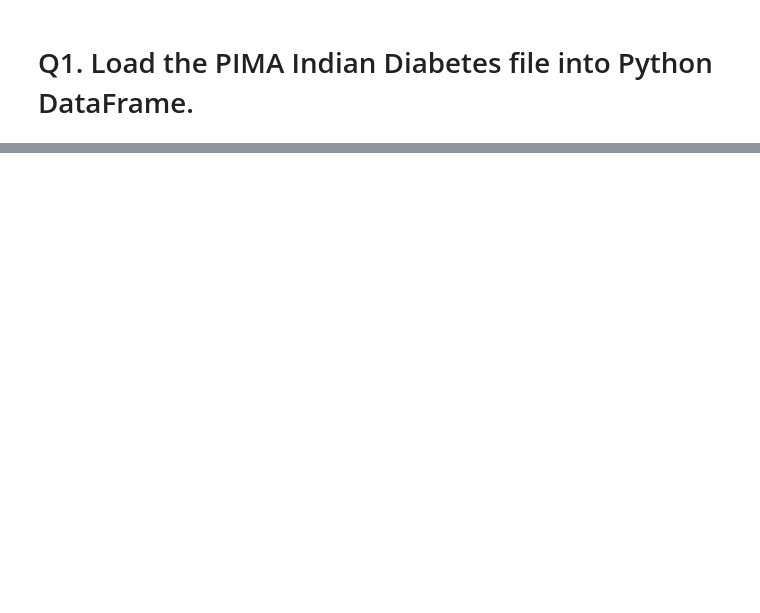
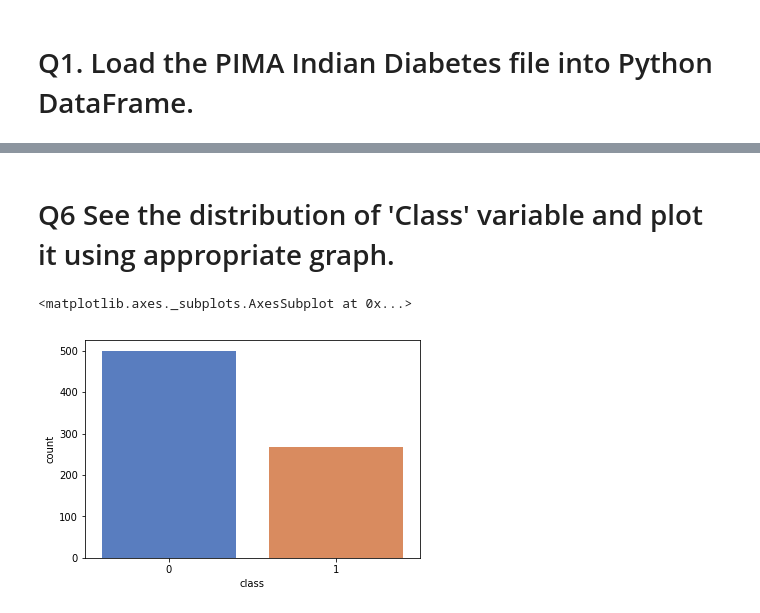
Before and after one commit to knightriderX/randomPythonNotebooks, a Jupyter notebook: R3_Internal_Lab_PimaD_KG_Solutions.ipynb, the cells around one changed output, grey strips where cells are left out. Cells and saved outputs as stored; diff of their text form; code cells hidden in the pictures; blank space fills up the shorter version.

```diff
--- a/R3_Internal_Lab_PimaD_KG_Solutions.ipynb
+++ b/R3_Internal_Lab_PimaD_KG_Solutions.ipynb
@@ -51,5 +51,8 @@ from sklearn import metrics
 # %% [markdown]
 # Q1. Load the PIMA Indian Diabetes file into Python DataFrame.
 # %%
-# DataLocated
-url = "https://raw.githubusercontent.com/knightriderX/randomPythonNotebooks/master/pima-indians-diabetes.data"
+# Data Located at :
+url = "https://raw.githubusercontent.com/GreatLearningAIML1/bangalore-aug19-batch-knightriderX/master/pima-indians-diabetes.csv?token=ABRYHI6MKYX4P4WRNDE36P25ULXGO"
+# %%
+pima_df = pd.read_csv(url)
+pima_df.head()
@@ -55,0 +134,8 @@ url = "https://raw.githubusercontent.com/knightriderX/randomPythonNotebooks/mast
+# %%
+# to replace in ['Plas','Pres','skin','test','mass']
+
+for col in ['Plas','Pres','skin','test','mass']:
+  pima_df[col].replace(0,pima_df[col].median(),inplace=True)
+
+print("# of 0s in all columns after replacing 0s: ")
+pima_df[pima_df==0].count()
@@ -55,0 +168,8 @@ url = "https://raw.githubusercontent.com/knightriderX/randomPythonNotebooks/mast
+# %% [markdown]
+# Q6 See the distribution of 'Class' variable and plot it using appropriate graph.
+# %%
+#pima_df['class'].plot(kind='hist')
+sns.countplot(x='class',linewidth=1,palette=sns.color_palette("muted", 3),data=pima_df,)
+# %% [output]
+<matplotlib.axes._subplots.AxesSubplot at 0x...>
+[figure, added]
```
Also changed, not shown: parts of 18 cells of this notebook.
